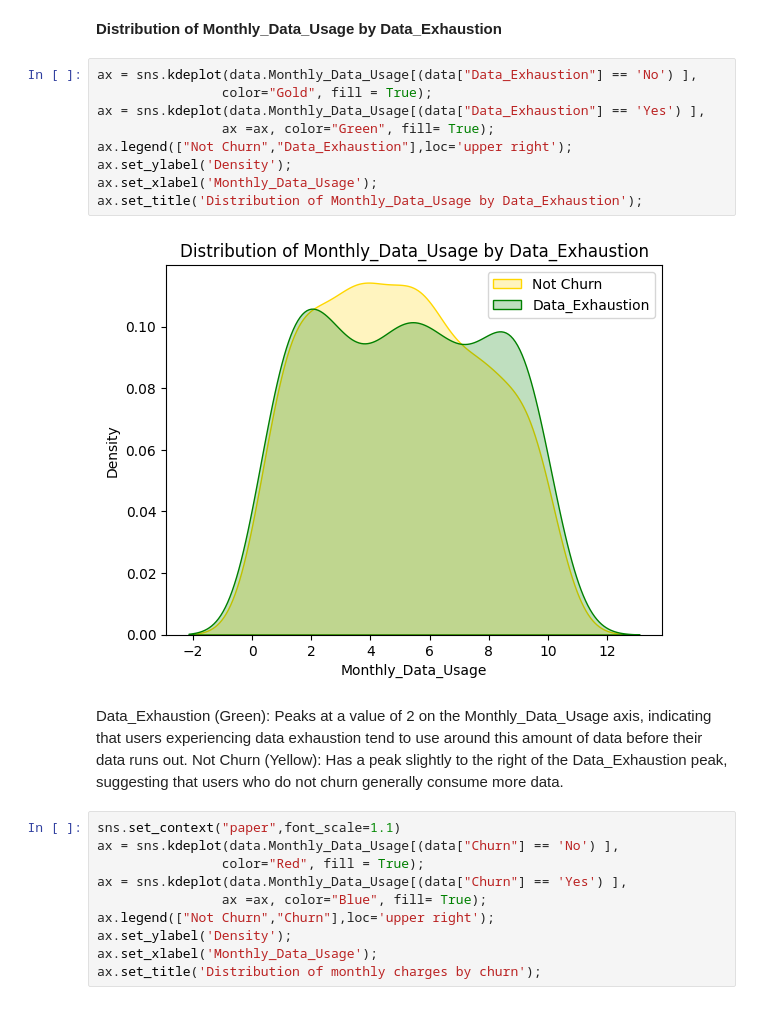
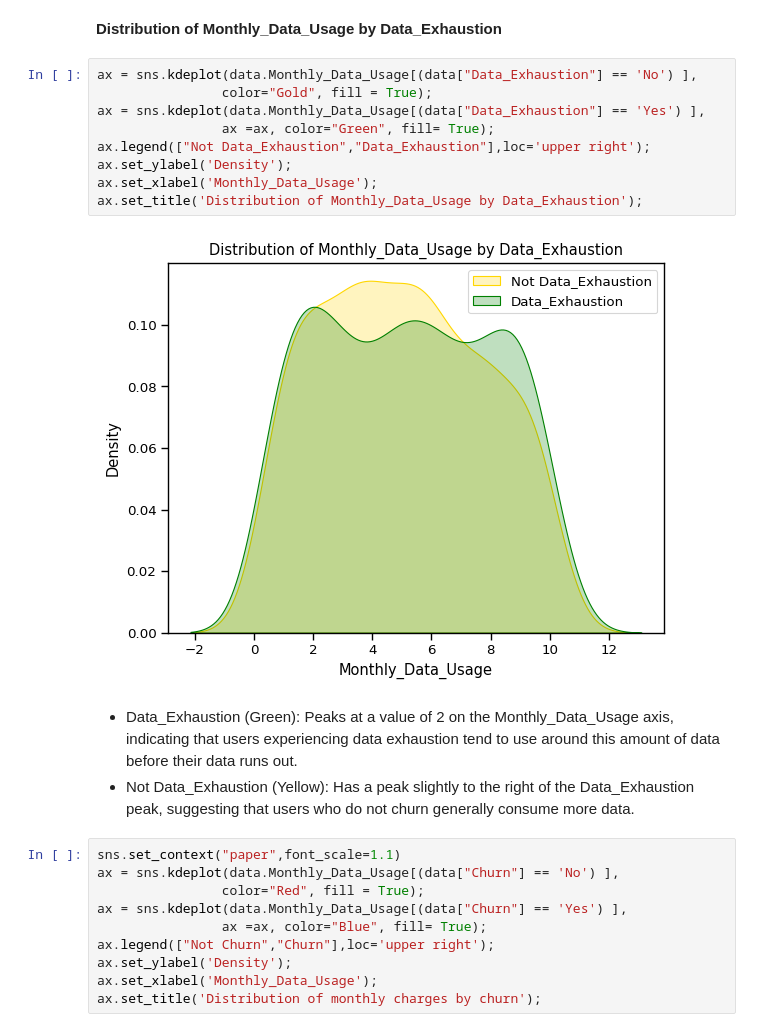
Before and after one commit to TravisBoltz/Decoding-Churn-Prediction-and-Student-Retention, a Jupyter notebook: Python Scripts/telecel/notebooks/churn.ipynb, the cells around one changed output. Saved outputs shown, nothing was run; the diff lists cells and outputs as text.

Commit message:
Visualiztions Improvements

```diff
--- a/Python Scripts/telecel/notebooks/churn.ipynb
+++ b/Python Scripts/telecel/notebooks/churn.ipynb
@@ -431,17 +509,17 @@ fig.show()
 # %%
 ax = sns.kdeplot(data.Monthly_Data_Usage[(data["Data_Exhaustion"] == 'No') ],
                 color="Gold", fill = True);
 ax = sns.kdeplot(data.Monthly_Data_Usage[(data["Data_Exhaustion"] == 'Yes') ],
                 ax =ax, color="Green", fill= True);
-ax.legend(["Not Churn","Data_Exhaustion"],loc='upper right');
+ax.legend(["Not Data_Exhaustion","Data_Exhaustion"],loc='upper right');
 ax.set_ylabel('Density');
 ax.set_xlabel('Monthly_Data_Usage');
 ax.set_title('Distribution of Monthly_Data_Usage by Data_Exhaustion');
 # %% [output]
-[figure, old version]
+[figure, new version]
 # %% [markdown]
-Data_Exhaustion (Green): Peaks at a value of 2 on the Monthly_Data_Usage axis, indicating that users experiencing data exhaustion tend to use around this amount of data before their data runs out.
-Not Churn (Yellow): Has a peak slightly to the right of the Data_Exhaustion peak, suggesting that users who do not churn generally consume more data.
+* Data_Exhaustion (Green): Peaks at a value of 2 on the Monthly_Data_Usage axis, indicating that users experiencing data exhaustion tend to use around this amount of data before their data runs out.
+* Not Data_Exhaustion (Yellow): Has a peak slightly to the right of the Data_Exhaustion peak, suggesting that users who do not churn generally consume more data.
 # %%
 sns.set_context("paper",font_scale=1.1)
 ax = sns.kdeplot(data.Monthly_Data_Usage[(data["Churn"] == 'No') ],
```
Also changed, not shown: parts of 21 cells of this notebook.
